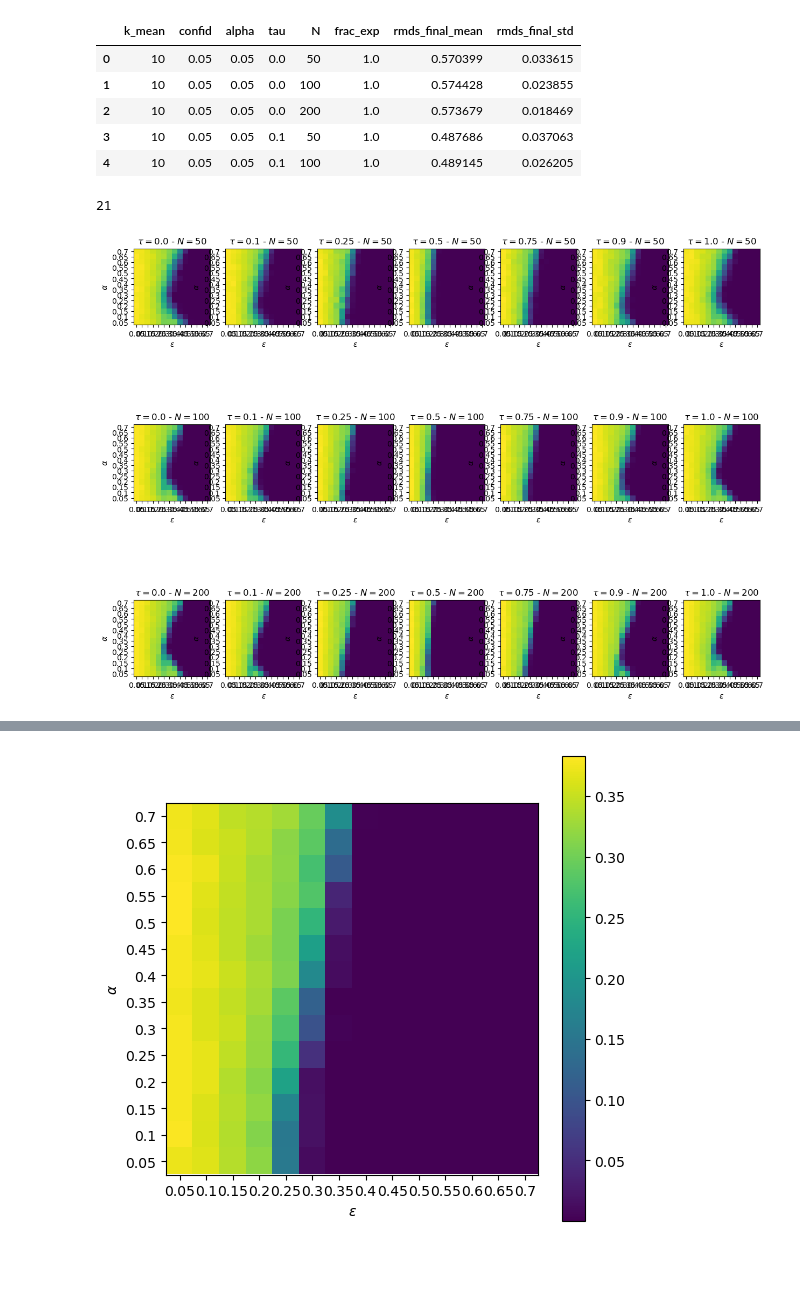
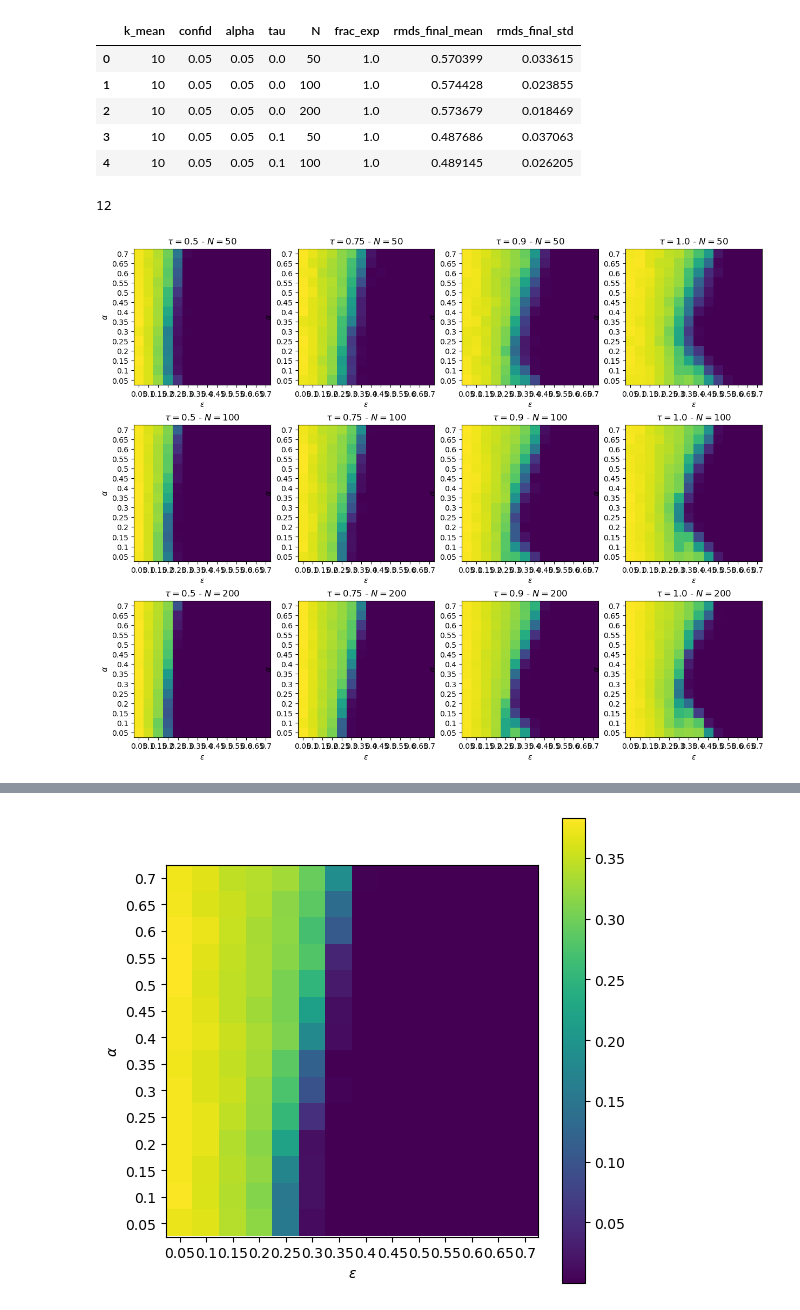
Before and after one commit to Loreb92/course-project-opinion-dynamics-experts, a Jupyter notebook: notebook/1.0.1_check_results_only_experts.ipynb, the cells around one changed output, grey strips where cells are left out. Drawn from its saved outputs; the diff is of its cells as text; code cells hidden in the pictures; blank space fills up the shorter version.

```diff
--- a/notebook/1.0.1_check_results_only_experts.ipynb
+++ b/notebook/1.0.1_check_results_only_experts.ipynb
@@ -44,6 +44,9 @@ res.head()
 | 2 | 10 | 0.05 | 0.05 | 0.0 | 200 | 1.0 | 0.573679 | 0.018469 |
 | 3 | 10 | 0.05 | 0.05 | 0.1 | 50 | 1.0 | 0.487686 | 0.037063 |
 | 4 | 10 | 0.05 | 0.05 | 0.1 | 100 | 1.0 | 0.489145 | 0.026205 |
+# %%
+# remove some values of truth due simmetry
+res = res[res.tau >= 0.5]
 # %%
 res_ = res[(res.N == 100)&(res.tau == 0.75)&(res.k_mean == 20)][['confid', 'alpha',
                                                                  'rmds_final_mean', 'rmds_final_std']]
@@ -53,39 +56,39 @@ for group, rows in res[(res.k_mean == 20)].groupby(['N', 'tau']):
     i += 1
 i
 # %% [output]
-21
+12
 # %%
 plt.figure(figsize=(15,12))
 n_plot = 1
 for group, rows in res[(res.k_mean == 20)].sort_values(['N', 'tau']).groupby(['N', 'tau']):
 
     rows = rows[['confid', 'alpha', 'rmds_final_mean', 'rmds_final_std']]
     vals = rows.confid.sort_values().unique().tolist()
 
     #rows.loc[:, 'x'] = rows.confid.apply(lambda i: vals.index(i))
     #rows.loc[:, 'y'] = rows.alpha.apply(lambda i: vals.index(i))
 
     mat = np.empty((len(vals), len(vals)))
     for _, row in rows.iterrows():
         mat[int(vals.index(row.alpha)), int(vals.index(row.confid))] = row.rmds_final_mean
 
     mat = mat[::-1, :]
 
-    plt.subplot(3, 7, n_plot)
+    plt.subplot(3, 4, n_plot)
     ax = plt.matshow(mat, fignum=0)
 
     #plt.colorbar()
 
     plt.title(fr"$\tau={group[1]}$ - $N={group[0]}$")
     plt.xlabel(r"$\epsilon$")
     plt.ylabel(r"$\alpha$")
     plt.xticks(range(len(vals)), vals);
     plt.yticks(range(len(vals)), vals[::-1]);
     plt.gca().xaxis.tick_bottom()
 
     n_plot += 1
 # %% [output]
-[figure, old version]
+[figure, new version]
 # %%
 plt.figure(figsize=(15,12))
 n_plot = 1
```
Also changed, not shown: parts of 1 cell of this notebook, 2 other files.
